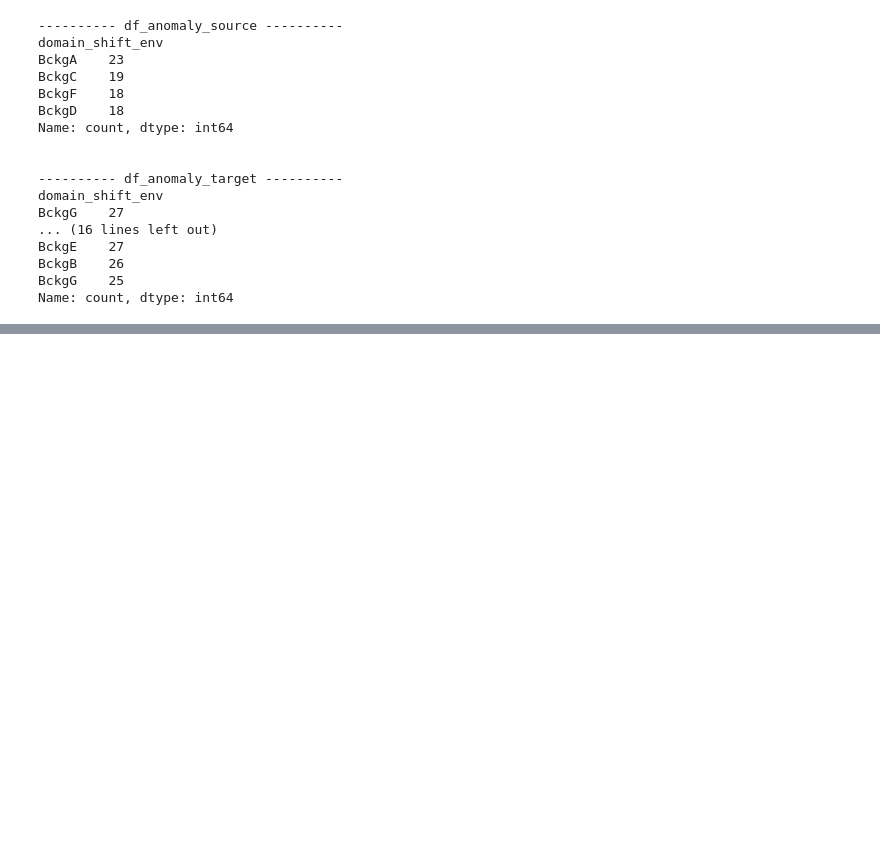
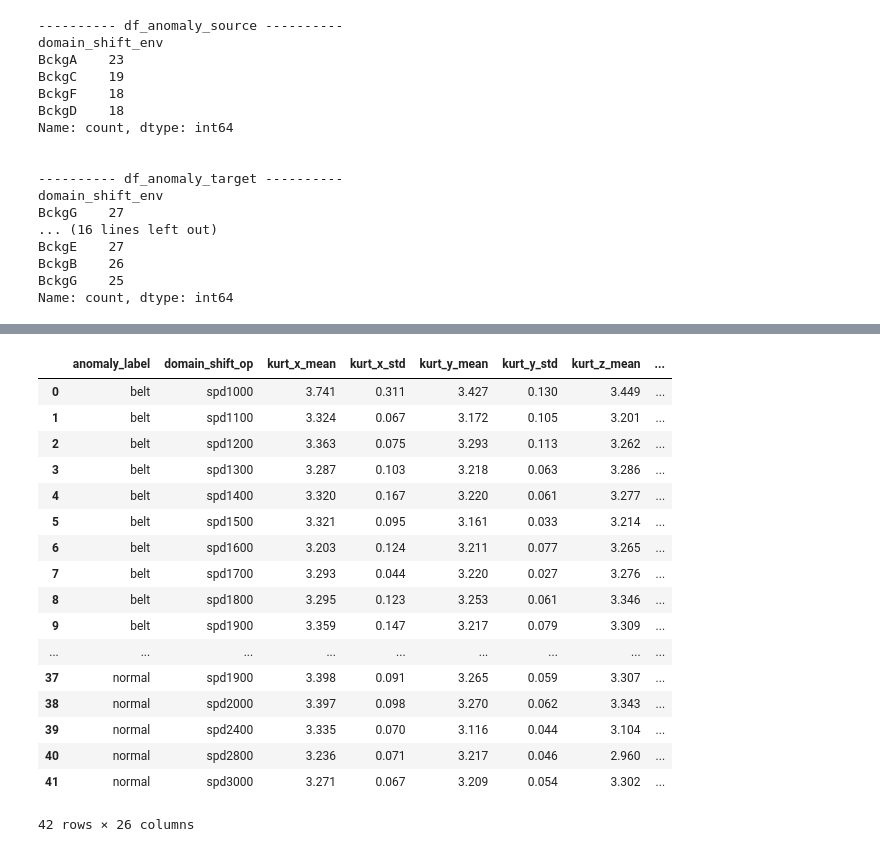
Before and after one commit to tiagomdpereira/masters-dissertation-data-science, a Jupyter notebook: notebooks/exploratory_data_analysis.ipynb, the cells around one changed output, grey strips where cells are left out. Saved outputs shown, nothing was run; the diff lists cells and outputs as text; code cells hidden in the pictures; blank space fills up the shorter version.

```diff
--- a/notebooks/exploratory_data_analysis.ipynb
+++ b/notebooks/exploratory_data_analysis.ipynb
@@ -293,0 +398,3 @@ Name: count, dtype: int64
+# %%
+pd.set_option('display.precision', 10)
+ts.iloc[0].head()
@@ -293,0 +456,9 @@ Name: count, dtype: int64
+# %%
+all_data = pd.concat([
+    df_anomaly_source,
+    df_anomaly_target,
+    df_normal_source,
+    df_normal_target,
+    df_normal_target_train,
+    df_normal_source_train
+]).reset_index(drop=True)
@@ -293,0 +539,30 @@ Name: count, dtype: int64
+# %%
+metric_cols = [
+    "kurt_x",
+    "kurt_y",
+    "kurt_z",
+    "mean_x",
+    "mean_y",
+    "mean_z",
+    "std_x",
+    "std_y",
+    "std_z",
+    "skew_x",
+    "skew_y",
+    "skew_z",
+]
+
+summary_df = (
+    results_df.groupby(["anomaly_label", "domain_shift_op"])[metric_cols]
+    .agg(["mean", "std"])
+    .reset_index()
+)
+
+summary_df.columns = [
+    f"{col[0]}_{col[1]}" if col[1] else col[0] for col in summary_df.columns
+]
+
+summary_df.to_csv("../data/08_reporting/eda_metrics_summary.csv")
+# %%
+summary_df
+# %% [output]
@@ -293,0 +570,18 @@ Name: count, dtype: int64
+|  | anomaly_label | domain_shift_op | kurt_x_mean | kurt_x_std | kurt_y_mean | kurt_y_std | kurt_z_mean | ... |
+| 0 | belt | spd1000 | 3.741 | 0.311 | 3.427 | 0.130 | 3.449 | ... |
+| 1 | belt | spd1100 | 3.324 | 0.067 | 3.172 | 0.105 | 3.201 | ... |
+| 2 | belt | spd1200 | 3.363 | 0.075 | 3.293 | 0.113 | 3.262 | ... |
+| 3 | belt | spd1300 | 3.287 | 0.103 | 3.218 | 0.063 | 3.286 | ... |
+| 4 | belt | spd1400 | 3.320 | 0.167 | 3.220 | 0.061 | 3.277 | ... |
+| 5 | belt | spd1500 | 3.321 | 0.095 | 3.161 | 0.033 | 3.214 | ... |
+| 6 | belt | spd1600 | 3.203 | 0.124 | 3.211 | 0.077 | 3.265 | ... |
+| 7 | belt | spd1700 | 3.293 | 0.044 | 3.220 | 0.027 | 3.276 | ... |
+| 8 | belt | spd1800 | 3.295 | 0.123 | 3.253 | 0.061 | 3.346 | ... |
+| 9 | belt | spd1900 | 3.359 | 0.147 | 3.217 | 0.079 | 3.309 | ... |
+| ... | ... | ... | ... | ... | ... | ... | ... | ... |
+| 37 | normal | spd1900 | 3.398 | 0.091 | 3.265 | 0.059 | 3.307 | ... |
+| 38 | normal | spd2000 | 3.397 | 0.098 | 3.270 | 0.062 | 3.343 | ... |
+| 39 | normal | spd2400 | 3.335 | 0.070 | 3.116 | 0.044 | 3.104 | ... |
+| 40 | normal | spd2800 | 3.236 | 0.071 | 3.217 | 0.046 | 2.960 | ... |
+| 41 | normal | spd3000 | 3.271 | 0.067 | 3.209 | 0.054 | 3.302 | ... |
+42 rows × 26 columns
```
Also changed, not shown: parts of 15 cells of this notebook.
